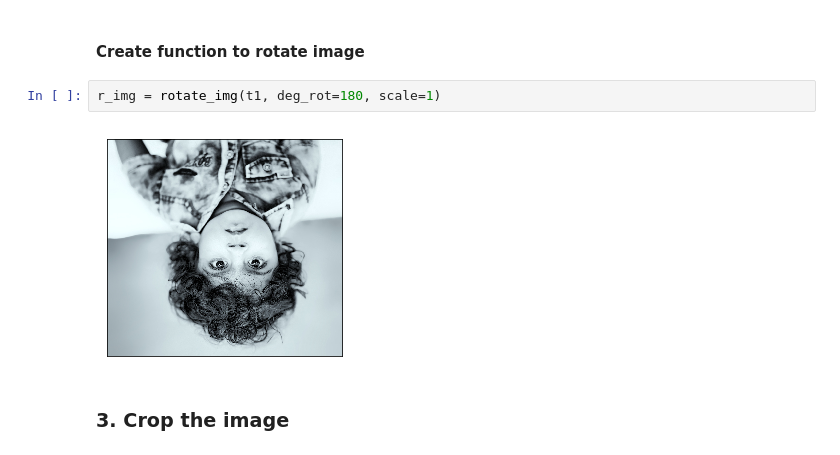
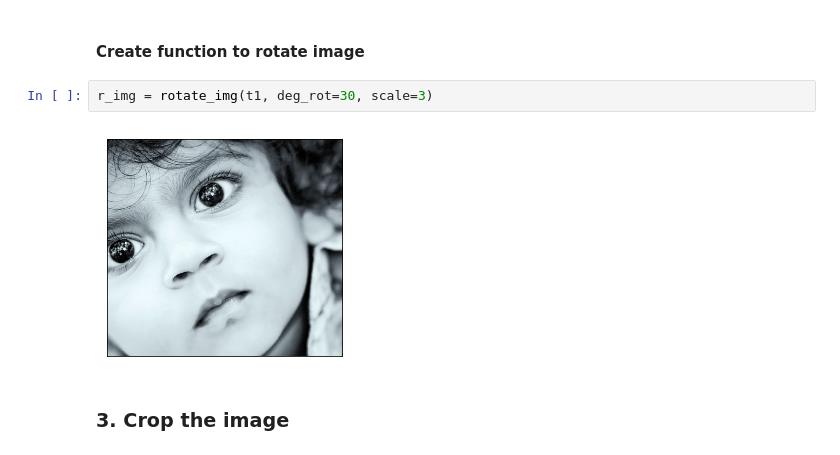
Before and after one commit to plim0793/automating_photography, a Jupyter notebook: image_aug.ipynb, the cells around one changed output. Drawn from its saved outputs; the diff is of its cells as text.

```diff
--- a/image_aug.ipynb
+++ b/image_aug.ipynb
@@ -138,9 +138,9 @@ plt.yticks([])
 # %% [markdown]
 #### Create function to rotate image
 # %%
-r_img = rotate_img(t1, deg_rot=180, scale=1)
+r_img = rotate_img(t1, deg_rot=30, scale=3)
 # %% [output]
-[figure, old version]
+[figure, new version]
 # %% [markdown]
 ### 3. Crop the image
 # %% [markdown]
```
Also changed, not shown: 1 other file.
